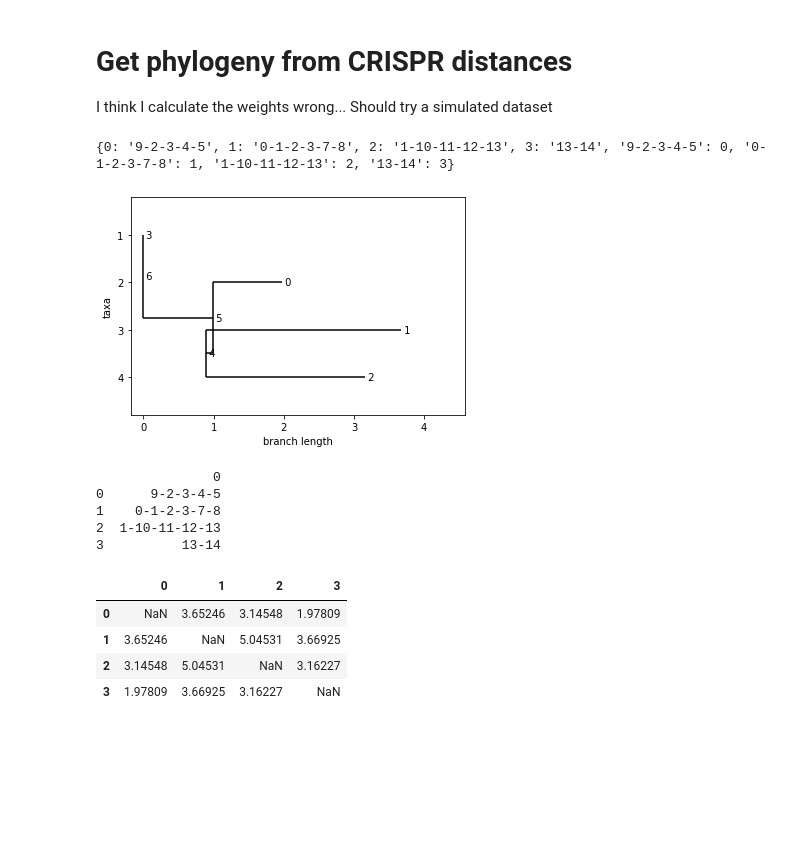
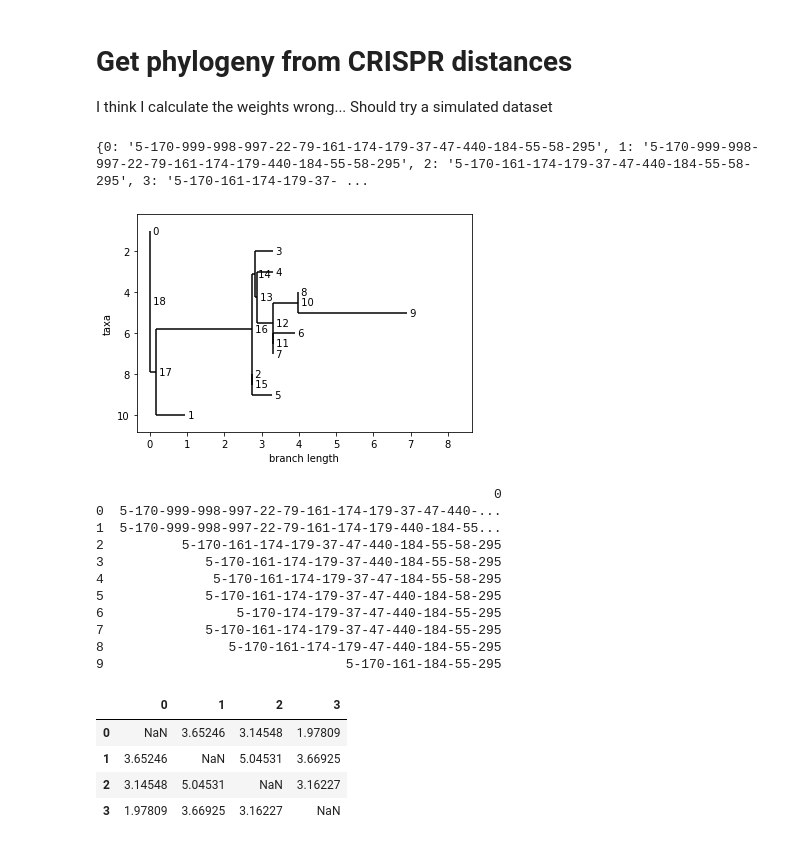
Before and after one commit to maepz/CRISPR_distance, a Jupyter notebook: CRISPR_distance.ipynb, the cells around one changed output. Saved outputs shown, nothing was run; the diff lists cells and outputs as text; code cells hidden in the pictures; blank space fills up the shorter version.

```diff
--- a/CRISPR_distance.ipynb
+++ b/CRISPR_distance.ipynb
@@ -224,22 +241,28 @@ print(myarrays)
 [['5', '170', '999', '998', '997', '22', '79', '161', '174', '179', '37', '47', '440', '184', '55', '58', '295'], ['5', '170', '999', '998', '997', '22', '79', '161', '174', '179', '440', '184', '55', ...
 # %%
 import time
-from mpmath import mpf
-import itertools
-from itertools import combinations
-import numpy as np
+# from mpmath import mpf
+# import itertools
+# from itertools import combinations
+# import numpy as np
 import CRISPR_functions
-from CRISPR_functions import find_optimum_rho_and_distances_ordered_model
-import importlib
-importlib.reload(CRISPR_functions)
+# from CRISPR_functions import find_optimum_rho_and_distances_ordered_model
+# import importlib
+# importlib.reload(CRISPR_functions)
 
-arrays=[[9,2,3,4,5],[0,1,2,3,7,8],[1,10,11,12,13],[13,14]]
-#arrays=myarrays
+# arrays=[[9,2,3,4,5],[0,1,2,3,7,8],[1,10,11,12,13],[13,14]]
+arrays=myarrays
 t0 = time.time()
 
-final_dist,rho=find_optimum_rho_and_distances_ordered_model(arrays)
+final_dist,rho=CRISPR_functions.find_optimum_rho_and_distances_ordered_model(arrays)
+
+Tree,labels=CRISPR_functions.phylogeny_from_CRISPR(arrays,final_dist)
+labs=pd.DataFrame.from_dict(labels,orient='index').iloc[:int(len(labels)/2)]
+print(labs)
+dist=CRISPR_functions.get_distance_matrix_from_phylogeny(Tree)
 
 print('time to completion',time.time()-t0,'seconds')
+Phylo.draw(Tree)
 # %% [output]
 iteration 1...
 iteration 2...
@@ -255,34 +292,40 @@ I think I calculate the weights wrong... Should try a simulated dataset
 # %%
 import CRISPR_functions
 from CRISPR_functions import phylogeny_from_CRISPR
 import pandas as pd
 from Bio import Phylo
 from Bio.Phylo import BaseTree,draw_ascii
 
 import importlib
 importlib.reload(CRISPR_functions)
 
-arrays=[[9,2,3,4,5],[0,1,2,3,7,8],[1,10,11,12,13],[13,14]]
-#arrays=myarrays
+# arrays=[[9,2,3,4,5],[0,1,2,3,7,8],[1,10,11,12,13],[13,14]]
+arrays=myarrays
 
 Tree,labels=phylogeny_from_CRISPR(arrays,final_dist)
 print(labels)
 # draw_ascii(Tree)
 Phylo.draw(Tree)
 #Phylo.write(Tree,'Test_tree.nwk','newick')
 #Phylo.write(Tree,'Test_mytree_main_arrays.nwk','newick')
 #Phylo.write(Tree,'Test_mytree_main_arrays.nex','nexus')
 
 labs=pd.DataFrame.from_dict(labels,orient='index').iloc[:int(len(labels)/2)]
 print(labs)
 # %% [output]
-{0: '9-2-3-4-5', 1: '0-1-2-3-7-8', 2: '1-10-11-12-13', 3: '13-14', '9-2-3-4-5': 0, '0-1-2-3-7-8': 1, '1-10-11-12-13': 2, '13-14': 3}
+{0: '5-170-999-998-997-22-79-161-174-179-37-47-440-184-55-58-295', 1: '5-170-999-998-997-22-79-161-174-179-440-184-55-58-295', 2: '5-170-161-174-179-37-47-440-184-55-58-295', 3: '5-170-161-174-179-37- ...
-[figure, old version]
+[figure, new version]
-               0
-0      9-2-3-4-5
-1    0-1-2-3-7-8
-2  1-10-11-12-13
-3          13-14
+                                                   0
+0  5-170-999-998-997-22-79-161-174-179-37-47-440-...
+1  5-170-999-998-997-22-79-161-174-179-440-184-55...
+2          5-170-161-174-179-37-47-440-184-55-58-295
+3             5-170-161-174-179-37-440-184-55-58-295
+4              5-170-161-174-179-37-47-184-55-58-295
+5             5-170-161-174-179-37-47-440-184-58-295
+6                 5-170-174-179-37-47-440-184-55-295
+7             5-170-161-174-179-37-47-440-184-55-295
+8                5-170-161-174-179-47-440-184-55-295
+9                               5-170-161-184-55-295
 # %%
 from CRISPR_functions import get_distance_matrix_from_phylogeny
 import importlib
```
Also changed, not shown: parts of 2 cells of this notebook, 21 other files.
